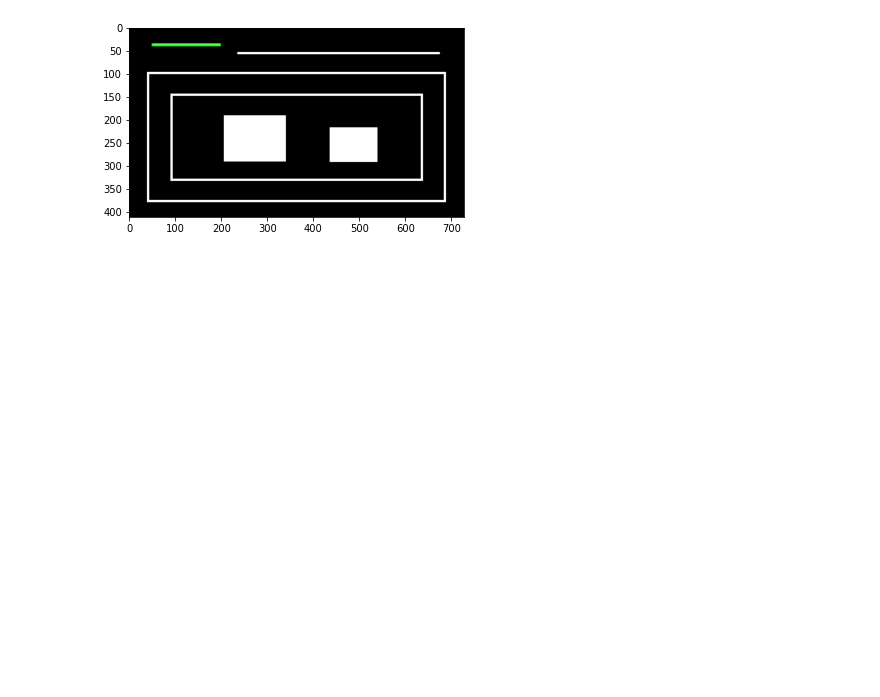
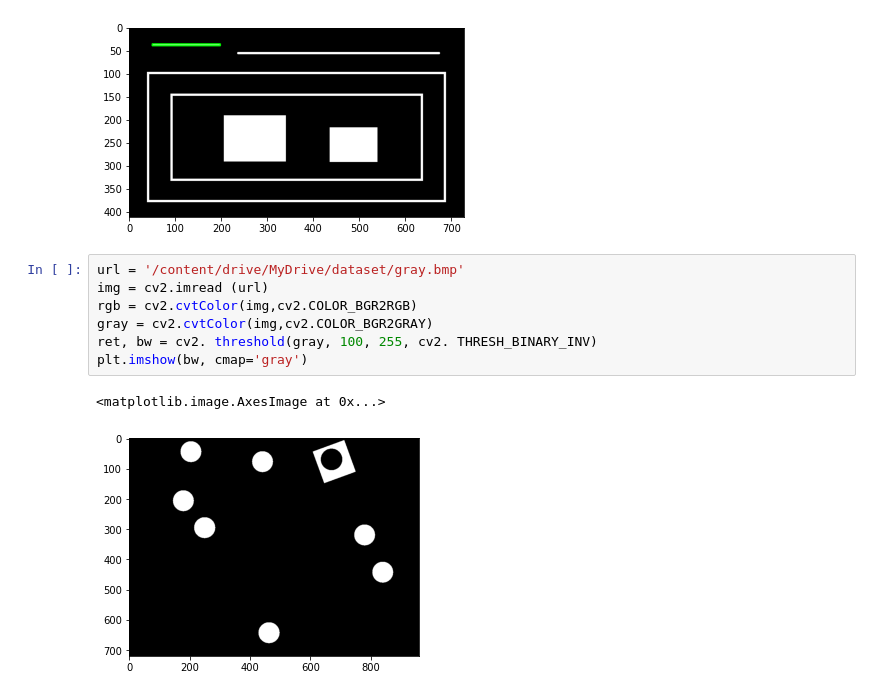
Before and after one commit to JoeyThirawat/RAI2.2, a Jupyter notebook: Wk07_CV_03Mar22.ipynb, the cells around one changed output. Saved outputs shown, nothing was run; the diff lists cells and outputs as text; blank space fills up the shorter version.

Commit message:
gray picture - external

```diff
--- a/Wk07_CV_03Mar22.ipynb
+++ b/Wk07_CV_03Mar22.ipynb
@@ -64,3 +64,13 @@ plt.imshow(img2)
 8
 <matplotlib.image.AxesImage at 0x...>
 [figure]
+# %%
+url = '/content/drive/MyDrive/dataset/gray.bmp'
+img = cv2.imread (url)
+rgb = cv2.cvtColor(img,cv2.COLOR_BGR2RGB)
+gray = cv2.cvtColor(img,cv2.COLOR_BGR2GRAY)
+ret, bw = cv2. threshold(gray, 100, 255, cv2. THRESH_BINARY_INV)
+plt.imshow(bw, cmap='gray')
+# %% [output]
+<matplotlib.image.AxesImage at 0x...>
+[figure, added]
```
Also changed, not shown: parts of 1 cell of this notebook.
